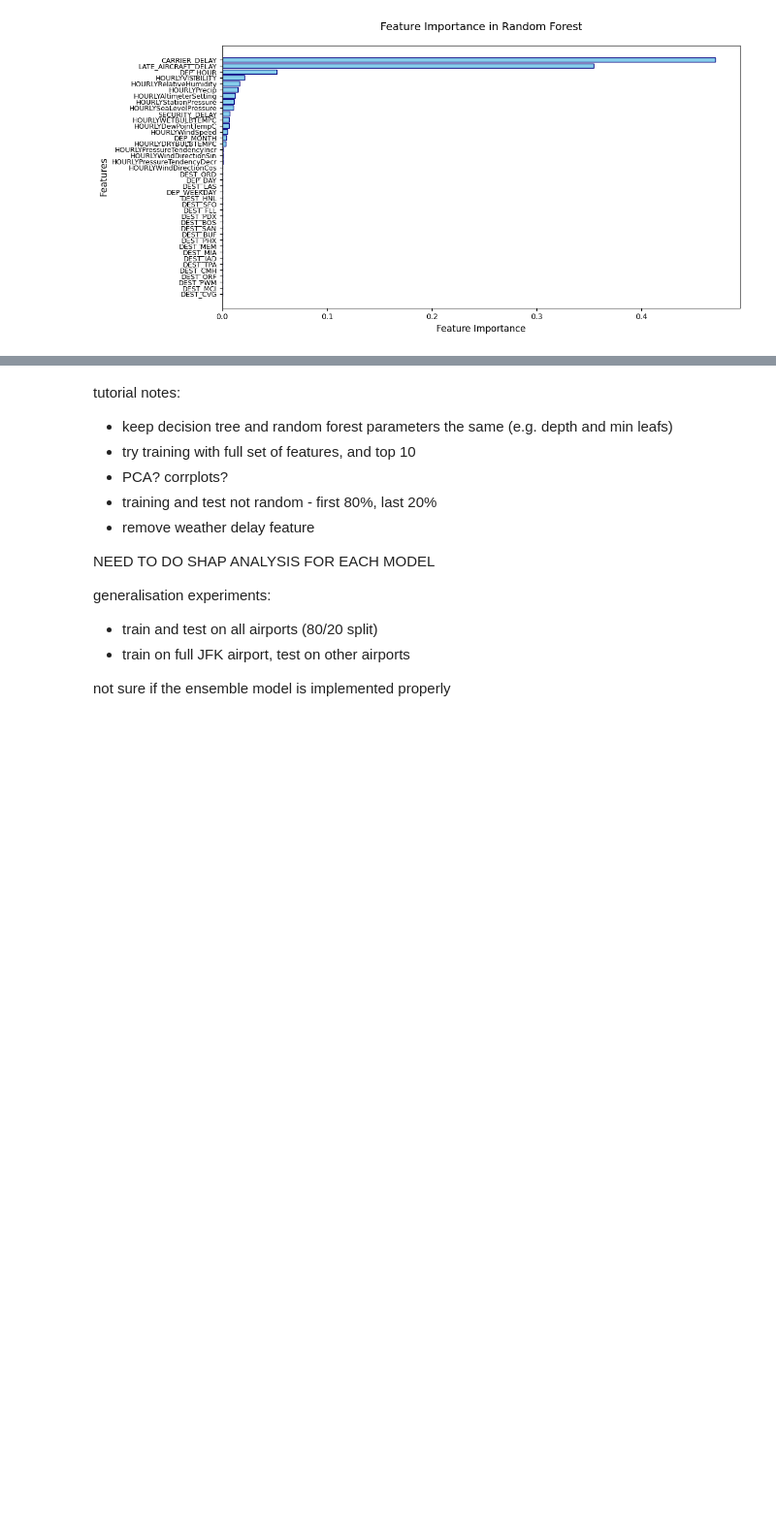
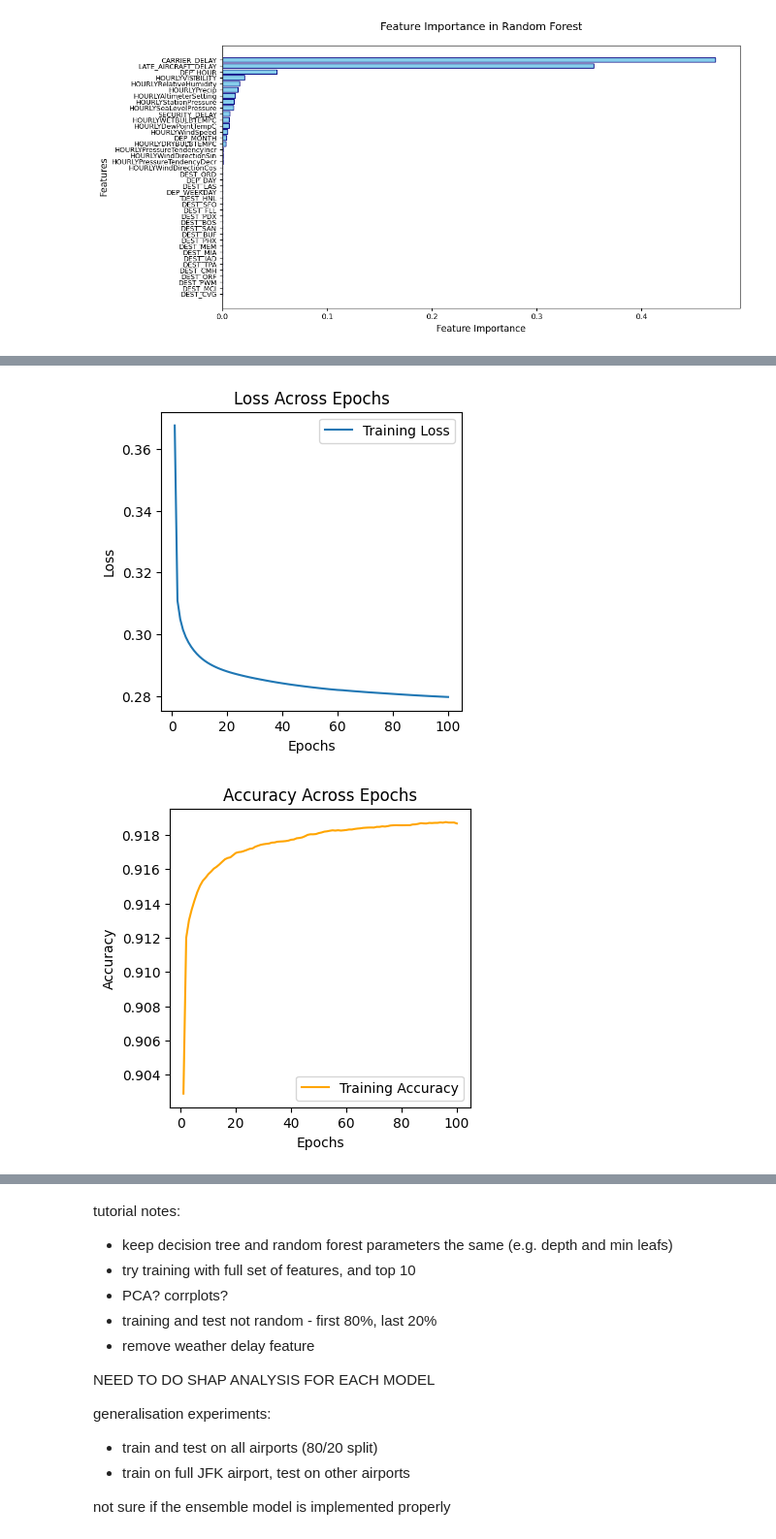
Before and after one commit to craigmiller24/MLP_Project, a Jupyter notebook: Benchmarks.ipynb, the cells around one changed output, grey strips where cells are left out. Shown at 97% size. Cells and saved outputs as stored; diff of their text form; code cells hidden in the pictures; blank space fills up the shorter version.

```diff
--- a/Benchmarks.ipynb
+++ b/Benchmarks.ipynb
@@ -344,10 +360,19 @@ def train_rf_then_lstm(X_train_torch, X_test_torch, Y_train_torch, Y_test_torch,
         if (epoch + 1) % 10 == 0:
             print(f'Epoch [{epoch + 1}/{num_epochs}], Loss: {avg_loss:.4f}, Accuracy: {avg_accuracy:.4f}')
 
-    # Evaluate on test set
+    # Evaluate on train and test sets
     model.eval()
+    y_pred_train = []
+    y_true_train = []
     y_pred_test = []
     y_true_test = []
+
+    with torch.no_grad():
+        for batch_x, batch_y in train_loader:
+            outputs = model(batch_x)
+            _, predicted = torch.max(outputs, 1)
+            y_pred_train.extend(predicted.cpu().numpy())
+            y_true_train.extend(batch_y.cpu().numpy())
 
     with torch.no_grad():
         for batch_x, batch_y in test_loader:
@@ -356,18 +381,30 @@ def train_rf_then_lstm(X_train_torch, X_test_torch, Y_train_torch, Y_test_torch,
             y_pred_test.extend(predicted.cpu().numpy())
             y_true_test.extend(batch_y.cpu().numpy())
 
-    # Calculate metrics
+    # Calculate train metrics
     metrics = {
-        'accuracy': accuracy_score(y_true_test, y_pred_test),
-        'precision': precision_score(y_true_test, y_pred_test, average='weighted'),
-        'recall': recall_score(y_true_test, y_pred_test, average='weighted'),
-        'f1_score': f1_score(y_true_test, y_pred_test, average='weighted')
+        'train_accuracy': accuracy_score(y_true_train, y_pred_train),
+        'train_precision': precision_score(y_true_train, y_pred_train, average='weighted'),
+        'train_recall': recall_score(y_true_train, y_pred_train, average='weighted'),
+        'train_f1_score': f1_score(y_true_train, y_pred_train, average='weighted'),
+        'test_accuracy': accuracy_score(y_true_test, y_pred_test),
+        'test_precision': precision_score(y_true_test, y_pred_test, average='weighted'),
+        'test_recall': recall_score(y_true_test, y_pred_test, average='weighted'),
+        'test_f1_score': f1_score(y_true_test, y_pred_test, average='weighted')
     }
 
-    # Print metrics
-    print("\nTest Set Metrics:")
-    for key, value in metrics.items():
-        print(f"{key.title()}: {value:.4f}")
+    # Print evaluation metrics
+    print(f'\nTraining Set Metrics:')
+    print(f'Accuracy: {metrics["train_accuracy"]:.4f}')
+    print(f'Precision: {metrics["train_precision"]:.4f}')
+    print(f'Recall: {metrics["train_recall"]:.4f}')
+    print(f'F1-score: {metrics["train_f1_score"]:.4f}')
+
+    print(f'\nTest Set Metrics:')
+    print(f'Accuracy: {metrics["test_accuracy"]:.4f}')
+    print(f'Precision: {metrics["test_precision"]:.4f}')
+    print(f'Recall: {metrics["test_recall"]:.4f}')
+    print(f'F1-score: {metrics["test_f1_score"]:.4f}')
 
     # Plot accuracy and loss
     plt.figure(figsize=(4, 4))
@@ -436,2 +474,3 @@ F1-score: 0.8981
 # %%
-jfk_RFLSTM_model, JFK_metrics_RFLSTM = train_rf_then_lstm(X_train_torch_jfk, X_test_torch_jfk, Y_train_torch_jfk, Y_test_torch_jfk, feature_names_jfk)
+JFK_RFLSTM_model, JFK_metrics_RFLSTM = train_rf_then_lstm(X_train_torch_jfk, X_test_torch_jfk, Y_train_torch_jfk, Y_test_torch_jfk, feature_names_jfk)
+# %% [output]
@@ -437,0 +494,2 @@ jfk_RFLSTM_model, JFK_metrics_RFLSTM = train_rf_then_lstm(X_train_torch_jfk, X_t
+[figure, added]
+[figure, added]
```
Also changed, not shown: parts of 24 cells of this notebook, 8 other files.
